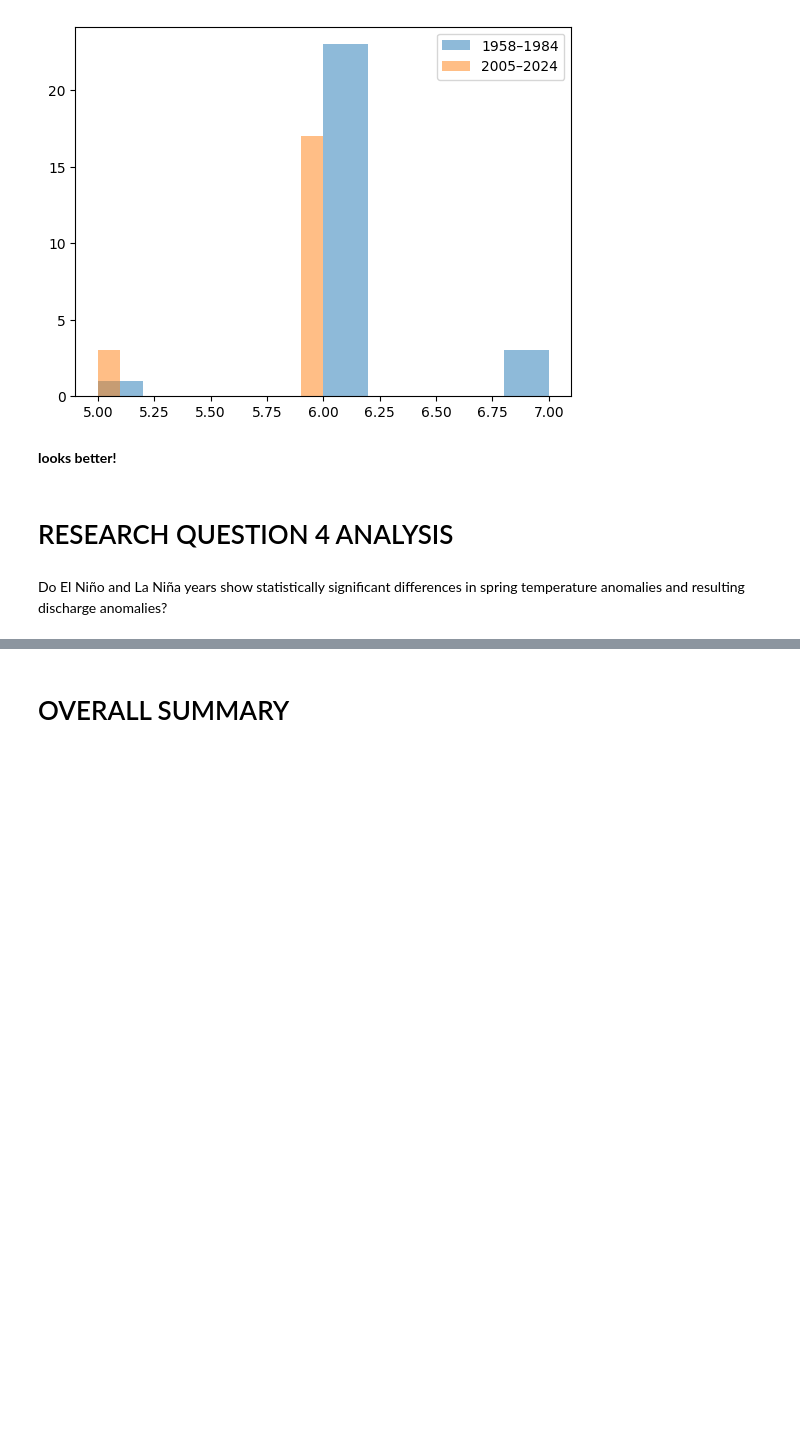
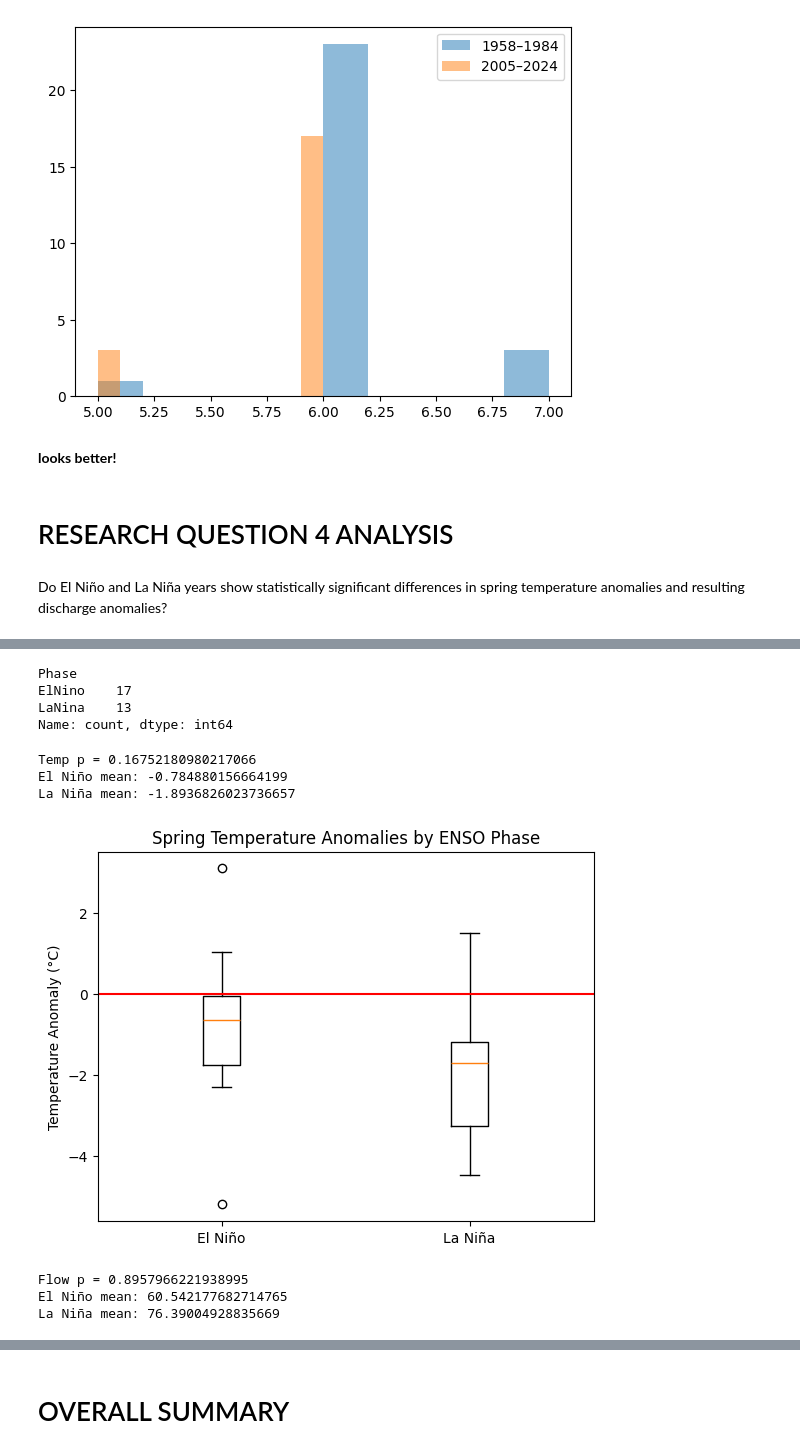
Before and after one commit to samreen1410/project_precipitation, a Jupyter notebook: Final.ipynb, the cells around one changed output, grey strips where cells are left out. Cells and saved outputs as stored; diff of their text form; code cells hidden in the pictures; blank space fills up the shorter version.

```diff
--- a/Final.ipynb
+++ b/Final.ipynb
@@ -626,0 +643,16 @@ spring_temp = spring_temp.groupby('Year')['Temp_anomaly'].mean().reset_index()
+# %%
+#defining enso phases
+enso = M.mean(axis=1).reset_index()
+enso.columns = ['Year', 'MEI']
+enso['Phase'] = np.where(enso['MEI'] > 0.5, 'ElNino',
+                 np.where(enso['MEI'] < -0.5, 'LaNina', 'Neutral'))
+enso = enso[enso['Phase'] != 'Neutral']
+# %%
+#getting years of our interest
+enso = enso[(enso['Year'] >= 1958) & (enso['Year'] <= 2024)]
+print(enso['Phase'].value_counts())
+# %% [output]
+Phase
+ElNino    17
+LaNina    13
+Name: count, dtype: int64
@@ -626,0 +663,24 @@ spring_temp = spring_temp.groupby('Year')['Temp_anomaly'].mean().reset_index()
+# %%
+#merging
+q4_temp = pd.merge(spring_temp, enso, on='Year')
+# %%
+#t-test
+elnino_temp = q4_temp[q4_temp['Phase'] == 'ElNino']['Temp_anomaly']
+lanina_temp = q4_temp[q4_temp['Phase'] == 'LaNina']['Temp_anomaly']
+t_temp, p_temp = ttest_ind(elnino_temp, lanina_temp)
+print("Temp p =", p_temp)
+print("El Niño mean:", elnino_temp.mean())
+print("La Niña mean:", lanina_temp.mean())
+# %% [output]
+Temp p = 0.16752180980217066
+El Niño mean: -0.784880156664199
+La Niña mean: -1.8936826023736657
+# %%
+#plotting boxplot
+plt.boxplot([elnino_temp, lanina_temp], tick_labels=['El Niño', 'La Niña'])
+plt.title("Spring Temperature Anomalies by ENSO Phase")
+plt.ylabel("Temperature Anomaly (°C)")
+plt.axhline(0, color='red')
+plt.show()
+# %% [output]
+[figure, added]
@@ -626,0 +693,13 @@ spring_temp = spring_temp.groupby('Year')['Temp_anomaly'].mean().reset_index()
+# %%
+#t-test
+elnino_flow = q4_flow[q4_flow['Phase'] == 'ElNino']['Anomaly']
+lanina_flow = q4_flow[q4_flow['Phase'] == 'LaNina']['Anomaly']
+
+t_flow, p_flow = ttest_ind(elnino_flow, lanina_flow)
+print("Flow p =", p_flow)
+print("El Niño mean:", elnino_flow.mean())
+print("La Niña mean:", lanina_flow.mean())
+# %% [output]
+Flow p = 0.8957966221938995
+El Niño mean: 60.542177682714765
+La Niña mean: 76.39004928835669
```
Also changed, not shown: parts of 6 cells of this notebook, 1 other file.
